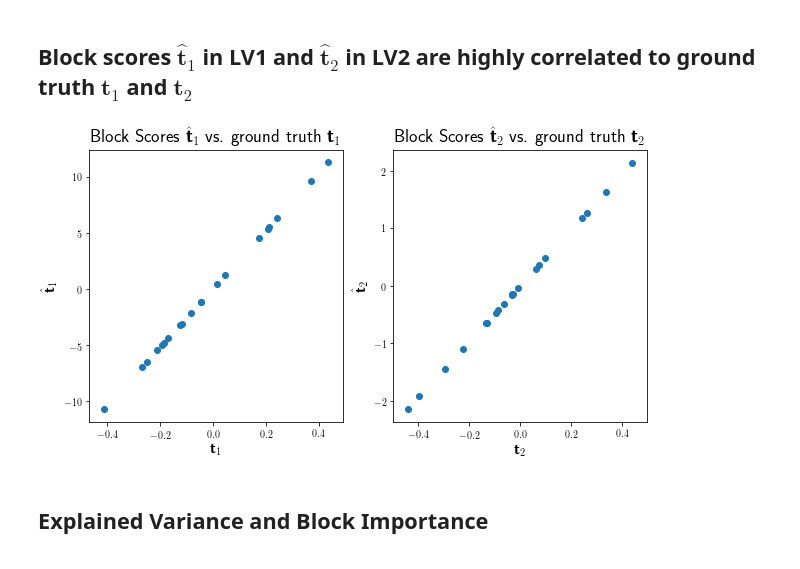
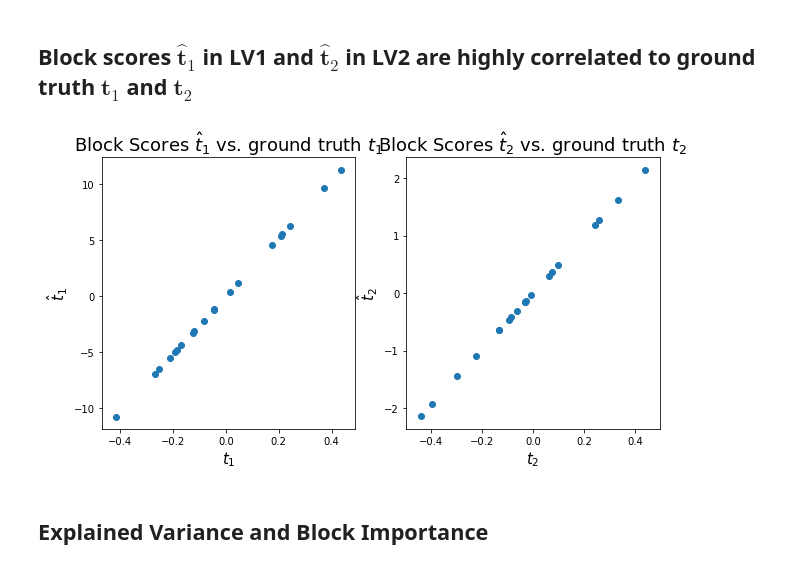
Before and after one commit to DTUComputeStatisticsAndDataAnalysis/MBPLS, a Jupyter notebook: examples/introduction/MBPLS_introduction.ipynb, the cells around one changed output. Saved outputs shown, nothing was run; the diff lists cells and outputs as text; code cells hidden in the pictures.

```diff
--- a/examples/introduction/MBPLS_introduction.ipynb
+++ b/examples/introduction/MBPLS_introduction.ipynb
@@ -15,9 +17,6 @@ num_vars_x1 = 25
 num_vars_x2 = 45
 noise = 0      # add noise between 0..10
 # %%
-import matplotlib
-matplotlib.rc('text', usetex=True)
-matplotlib.rcParams['text.latex.preamble']=[r"\usepackage{amsmath}"]
 from matplotlib import pyplot as plt
 import numpy as np
 from scipy.stats import ortho_group
@@ -95,6 +92,6 @@ With this simple example we aim to find out about the following:
 3. Are the fitted block scores $\hat{\textbf{t}}_1$ and $\hat{\textbf{t}}_2$ describing the ground truth of our chosen block scores $\textbf{t}_1$ and $\textbf{t}_2$?
 # %%
 from mbpls.mbpls import MBPLS
-mbpls_model = MBPLS(n_components=2,method='UNIPALS',standardize=False)
+mbpls_model = MBPLS(n_components=2, standardize=False)
 mbpls_model.fit(X=[x1, x2], Y=t);
 # %% [markdown]
@@ -152,15 +134,15 @@ t2_hat = mbpls_model.T_[1][:,1]
 # %%
 fig, ax = plt.subplots(ncols=2, figsize=(10,5))
 ax[0].scatter(t1, t1_hat)
-ax[0].set_title(r'Block Scores $\hat{\textbf{t}}_1$ vs. ground truth $\textbf{t}_1$', fontsize=18)
-ax[0].set_xlabel(r'$\textbf{t}_1$', size=15)
-ax[0].set_ylabel(r'$\hat{\textbf{t}}_1$', size=15)
+ax[0].set_title('Block Scores $\hat{t}_1$ vs. ground truth $t_1$', fontsize=18)
+ax[0].set_xlabel('$t_1$', size=15)
+ax[0].set_ylabel('$\hat{t}_1$', size=15)
 ax[1].scatter(t2, t2_hat)
-ax[1].set_title(r'Block Scores $\hat{\textbf{t}}_2$ vs. ground truth $\textbf{t}_2$', fontsize=18)
-ax[1].set_xlabel(r'$\textbf{t}_2$', size=15)
-ax[1].set_ylabel(r'$\hat{\textbf{t}}_2$', size=15);
+ax[1].set_title('Block Scores $\hat{t}_2$ vs. ground truth $t_2$', fontsize=18)
+ax[1].set_xlabel('$t_2$', size=15)
+ax[1].set_ylabel('$\hat{t}_2$', size=15);
 # %% [output]
-[figure, old version]
+[figure, new version]
 # %% [markdown]
 ## Explained Variance and Block Importance
 # %% [markdown]
```
Also changed, not shown: parts of 16 cells of this notebook, 3 other files.
